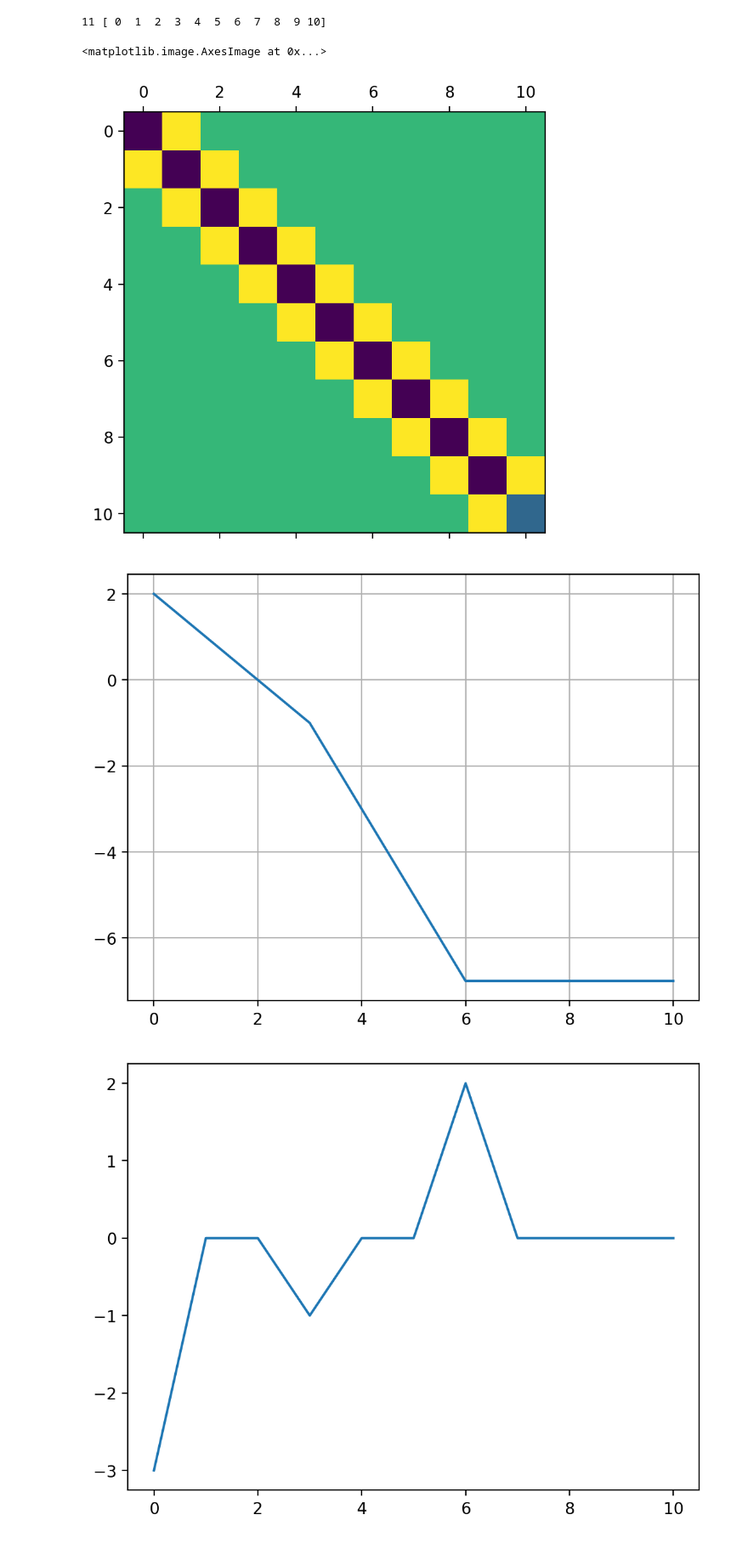
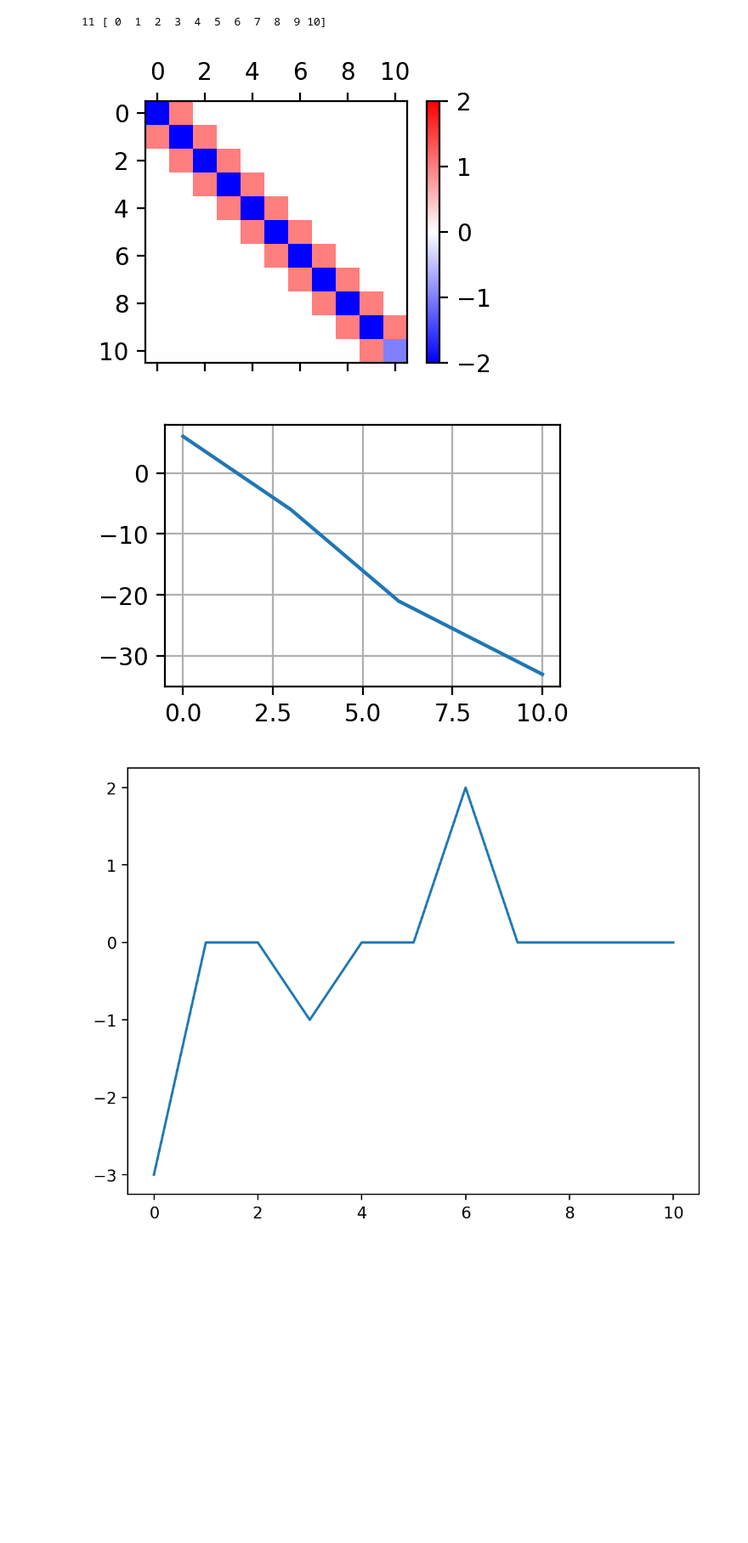
Before and after one commit to halbmy/NumericalGeophysics, a Jupyter notebook: notebooks/fdsimple.ipynb, the cells around one changed output. Shown at 85% size. Drawn from its saved outputs; the diff is of its cells as text; code cells hidden in the pictures; blank space fills up the shorter version.

```diff
--- a/notebooks/fdsimple.ipynb
+++ b/notebooks/fdsimple.ipynb
@@ -19,20 +19,24 @@ A[0, 1] = 1
 A[0, 0] = -2
 A[-1, -1] = -1
 A[-1, -2] = 1
-plt.matshow(A)
-# %% [output]
-<matplotlib.image.AxesImage at 0x...>
-[figure, removed]
+# %%
+fig, ax = plt.subplots(figsize=(3, 2))
+im = ax.matshow(A, vmin=-2, vmax=2, cmap="bwr");
+plt.colorbar(im);
+# %% [output]
+[figure, added]
 # %%
 f = np.zeros([len(x), 1])
+f[0] = -10
 f[len(x)//3] = -1
 f[len(x)//3*2] = 2
-f[0] = -3
-u = np.linalg.inv(A) @ f
-plt.plot(x, u);
-plt.grid()
+f[-1] = +3
+u = np.linalg.solve(A, f)
+fig, ax = plt.subplots(figsize=(3, 2))
+ax.plot(x, u);
+ax.grid()
 # %% [output]
-[figure, old version]
+[figure, new version]
 # %%
 plt.plot(A@u);
 # %% [output]
```
Also changed, not shown: 24 other files.
